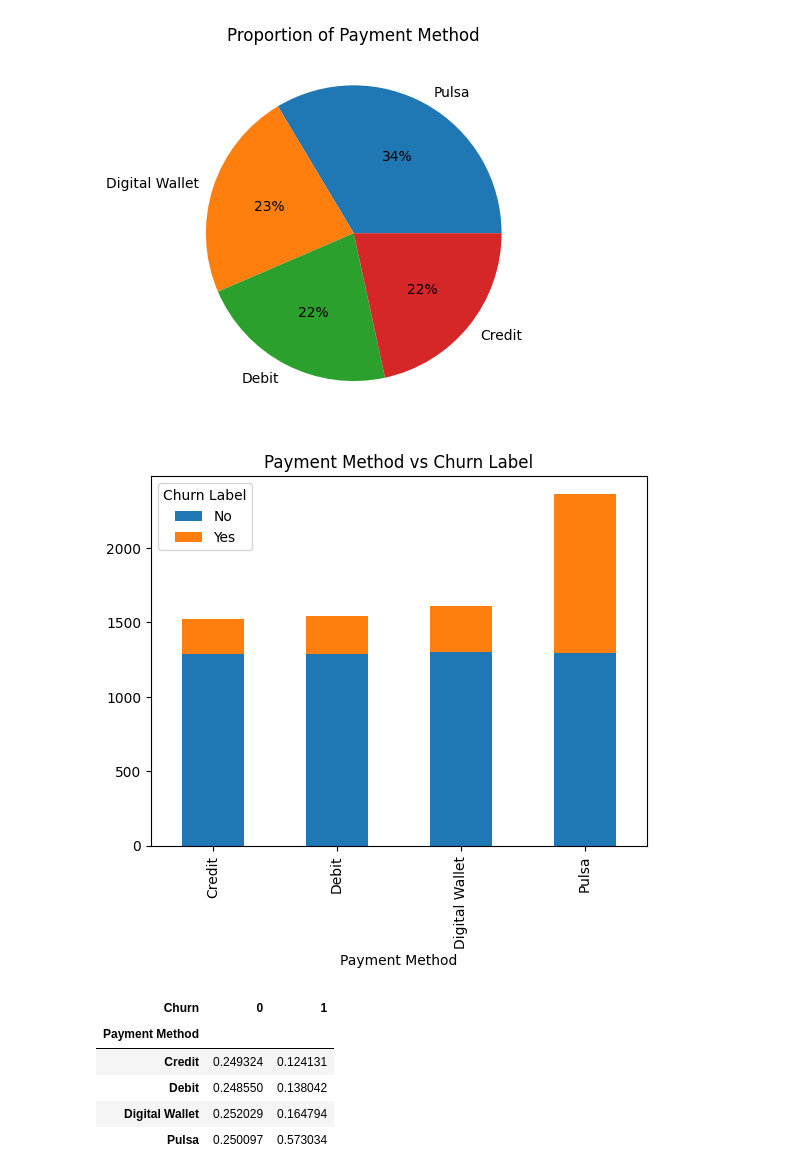
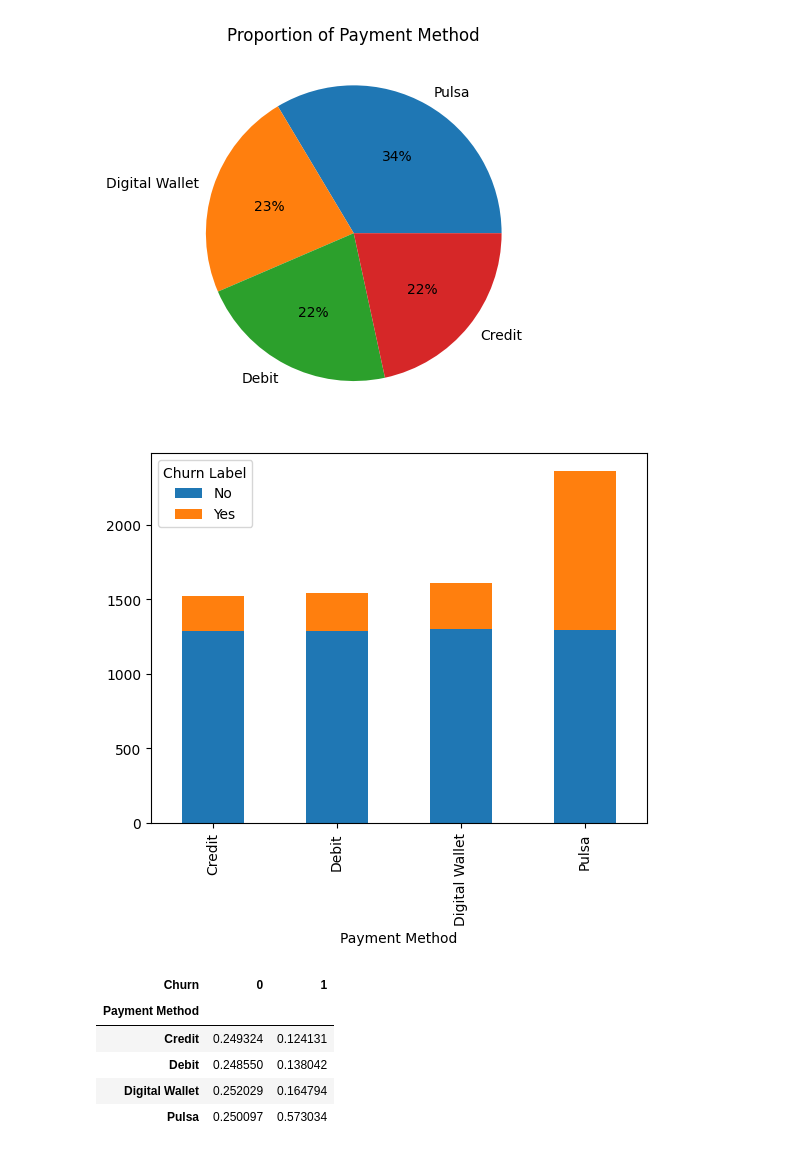
Before and after one commit to marcellinus-witarsah/data-challenge-dsw-2023, a Jupyter notebook: notebooks/03_churn_model.ipynb, the cells around one changed output. Cells and saved outputs as stored; diff of their text form; code cells hidden in the pictures.

```diff
--- a/notebooks/03_churn_model.ipynb
+++ b/notebooks/03_churn_model.ipynb
@@ -306,10 +308,10 @@ plt.show()
 # %%
 plot_df = df.pivot_table(index="Payment Method", columns="Churn Label", values="Customer ID", aggfunc="count")
 plot_df.plot(kind="bar", stacked=True)
-plt.title("Payment Method vs Churn Label")
+# plt.title("Payment Method vs Churn Label")
 plt.show()
 # %% [output]
-[figure, old version]
+[figure, new version]
 # %%
 churn_payment_method = df.pivot_table(index="Payment Method", columns="Churn", values="Customer ID", aggfunc="count", margins=True)
 churn_payment_method /= churn_payment_method.loc['All', :]
```
Also changed, not shown: parts of 25 cells of this notebook, 4 other files.
